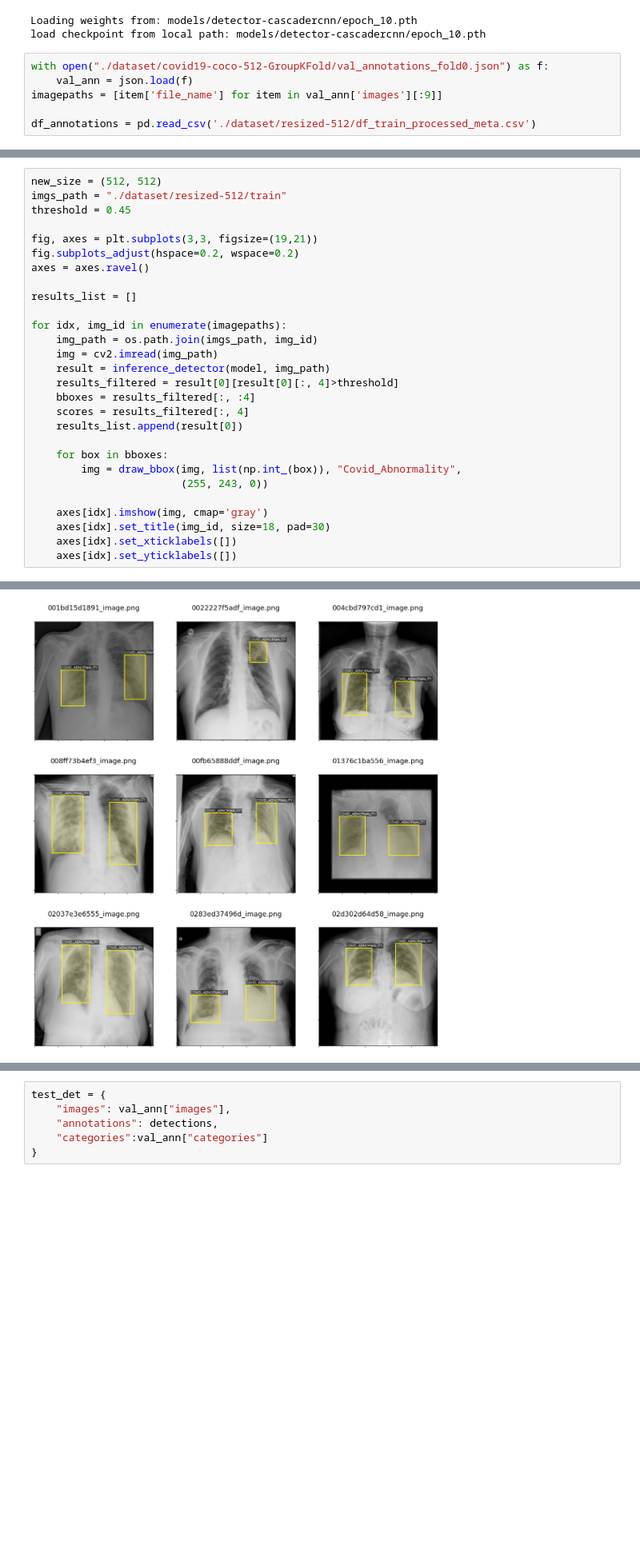
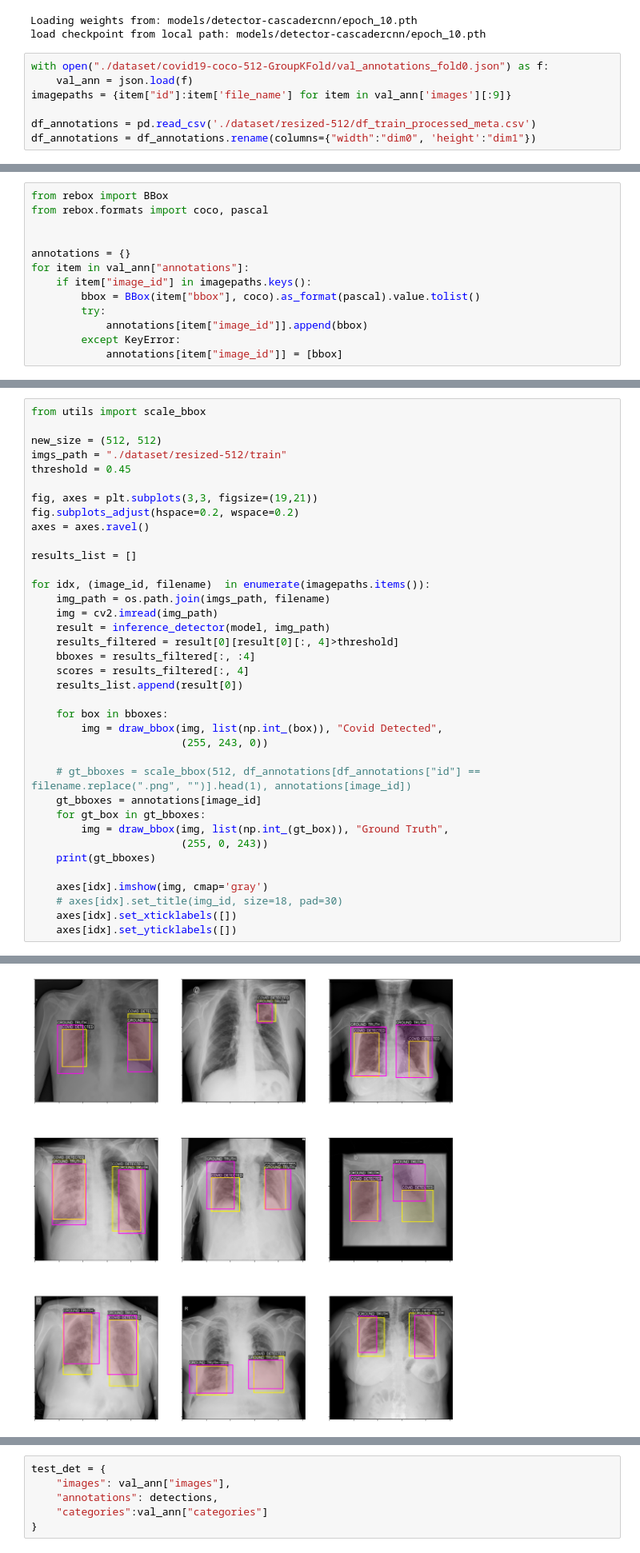
Before and after one commit to arunpandian7/Covid-Radiograhy-Diagnosis-API, a Jupyter notebook: covid-19-detection-inference-evaluation.ipynb, the cells around one changed output, grey strips where cells are left out. Shown: that part at 80% size. Saved outputs shown, nothing was run; the diff lists cells and outputs as text; blank space fills up the shorter version.

```diff
--- a/covid-19-detection-inference-evaluation.ipynb
+++ b/covid-19-detection-inference-evaluation.ipynb
@@ -67,6 +67,7 @@ load checkpoint from local path: models/detector-cascadercnn/epoch_10.pth
 # %%
 with open("./dataset/covid19-coco-512-GroupKFold/val_annotations_fold0.json") as f:
     val_ann = json.load(f)
-imagepaths = [item['file_name'] for item in val_ann['images'][:9]]
+imagepaths = {item["id"]:item['file_name'] for item in val_ann['images'][:9]}
 
 df_annotations = pd.read_csv('./dataset/resized-512/df_train_processed_meta.csv')
+df_annotations = df_annotations.rename(columns={"width":"dim0", 'height':"dim1"})
@@ -72,0 +102,13 @@ df_annotations = pd.read_csv('./dataset/resized-512/df_train_processed_meta.csv'
+# %%
+from rebox import BBox
+from rebox.formats import coco, pascal
+
+
+annotations = {}
+for item in val_ann["annotations"]:
+    if item["image_id"] in imagepaths.keys():
+        bbox = BBox(item["bbox"], coco).as_format(pascal).value.tolist()
+        try:
+            annotations[item["image_id"]].append(bbox)
+        except KeyError:
+            annotations[item["image_id"]] = [bbox]
@@ -100,4 +159,6 @@ def draw_bbox(image,
 # %%
+from utils import scale_bbox
+
 new_size = (512, 512)
 imgs_path = "./dataset/resized-512/train"
 threshold = 0.45
@@ -108,8 +169,8 @@ axes = axes.ravel()
 
 results_list = []
 
-for idx, img_id in enumerate(imagepaths):
-    img_path = os.path.join(imgs_path, img_id)
+for idx, (image_id, filename)  in enumerate(imagepaths.items()):
+    img_path = os.path.join(imgs_path, filename)
     img = cv2.imread(img_path)
     result = inference_detector(model, img_path)
     results_filtered = result[0][result[0][:, 4]>threshold]
@@ -118,11 +179,18 @@ for idx, img_id in enumerate(imagepaths):
     results_list.append(result[0])
 
     for box in bboxes:
-        img = draw_bbox(img, list(np.int_(box)), "Covid_Abnormality",
+        img = draw_bbox(img, list(np.int_(box)), "Covid Detected",
                         (255, 243, 0))
 
+    # gt_bboxes = scale_bbox(512, df_annotations[df_annotations["id"] == filename.replace(".png", "")].head(1), annotations[image_id])
+    gt_bboxes = annotations[image_id]
+    for gt_box in gt_bboxes:
+        img = draw_bbox(img, list(np.int_(gt_box)), "Ground Truth",
+                        (255, 0, 243))
+    print(gt_bboxes)
+
     axes[idx].imshow(img, cmap='gray')
-    axes[idx].set_title(img_id, size=18, pad=30)
+    # axes[idx].set_title(img_id, size=18, pad=30)
     axes[idx].set_xticklabels([])
     axes[idx].set_yticklabels([])
 # %% [output]
@@ -129 +206 @@ for idx, img_id in enumerate(imagepaths):
-[figure, old version]
+[figure, new version]
```
Also changed, not shown: parts of 16 cells of this notebook.
